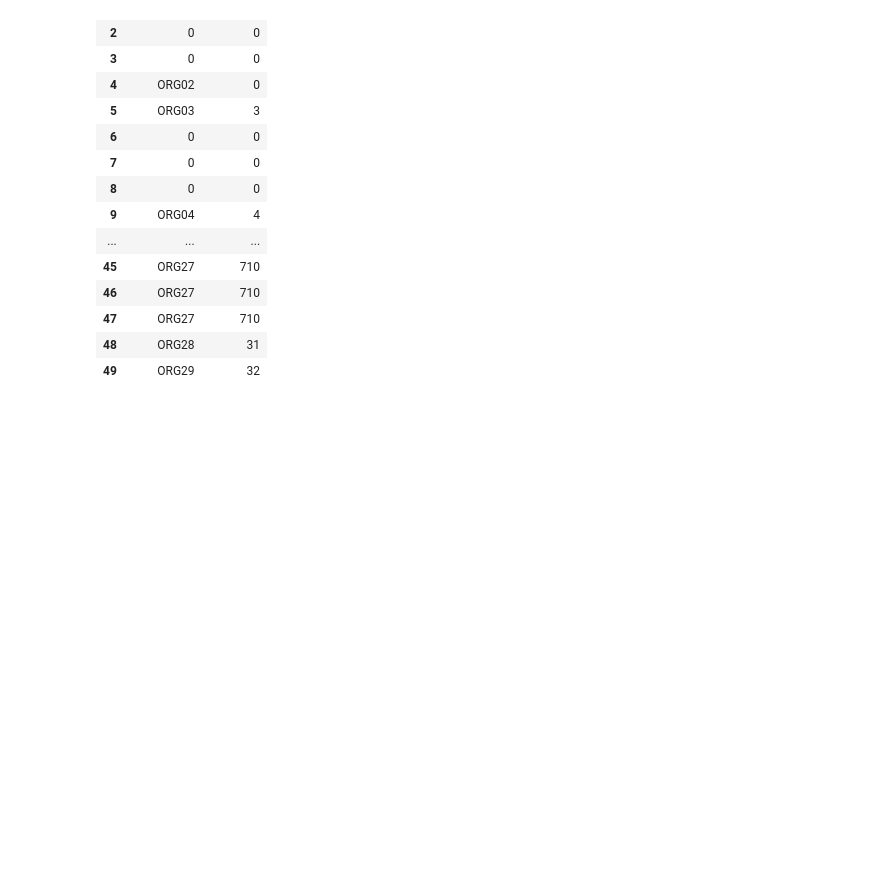
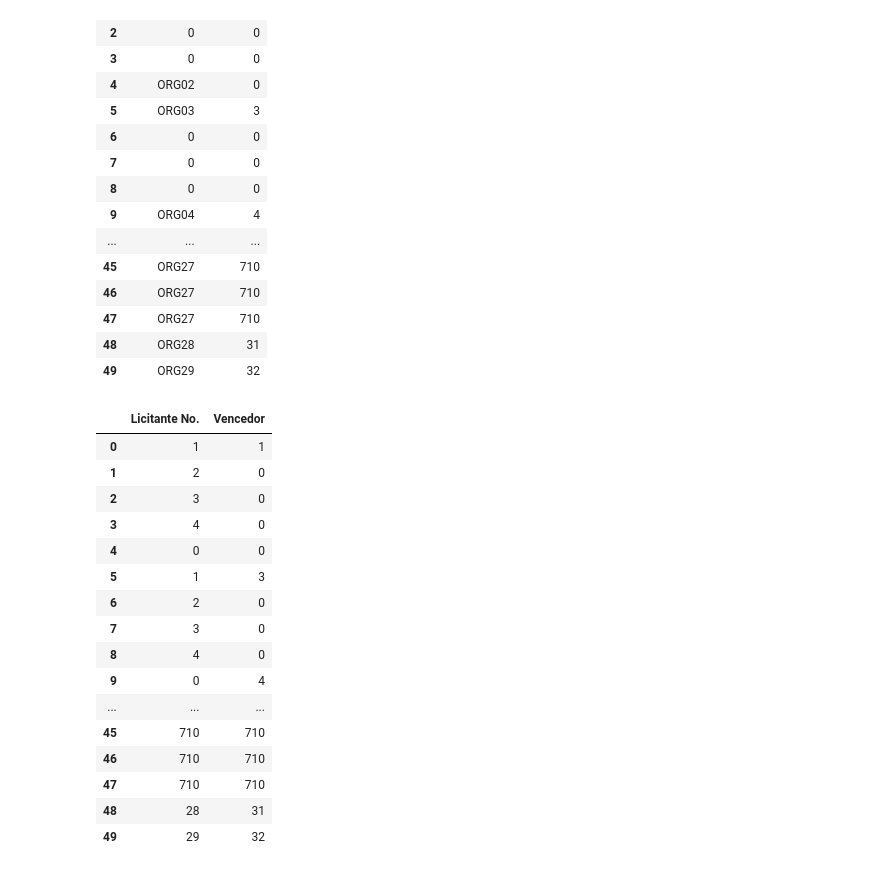
Before and after one commit to pcpiscator/2T2021, a Jupyter notebook: Licita03A.ipynb, the cells around one changed output. Saved outputs shown, nothing was run; the diff lists cells and outputs as text; code cells hidden in the pictures; blank space fills up the shorter version.

```diff
--- a/Licita03A.ipynb
+++ b/Licita03A.ipynb
@@ -113,3 +113,23 @@ data[["Contratante", "Vencedor"]].head(50)
 | 47 | ORG27 | 710 |
 | 48 | ORG28 | 31 |
 | 49 | ORG29 | 32 |
+# %%
+data[["Licitante No.", "Vencedor"]].head(50)
+# %% [output]
+|  | Licitante No. | Vencedor |
+| 0 | 1 | 1 |
+| 1 | 2 | 0 |
+| 2 | 3 | 0 |
+| 3 | 4 | 0 |
+| 4 | 0 | 0 |
+| 5 | 1 | 3 |
+| 6 | 2 | 0 |
+| 7 | 3 | 0 |
+| 8 | 4 | 0 |
+| 9 | 0 | 4 |
+| ... | ... | ... |
+| 45 | 710 | 710 |
+| 46 | 710 | 710 |
+| 47 | 710 | 710 |
+| 48 | 28 | 31 |
+| 49 | 29 | 32 |
```
Also changed, not shown: parts of 2 cells of this notebook.
